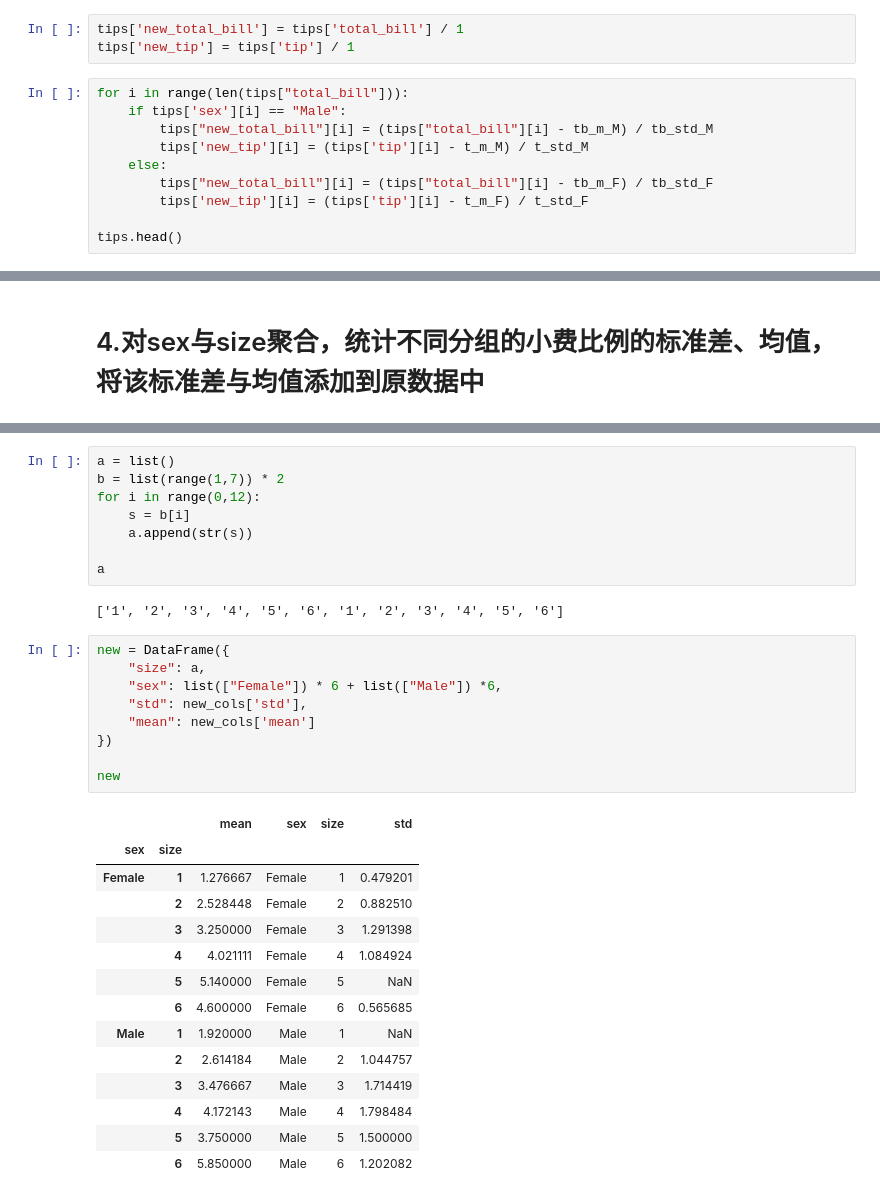
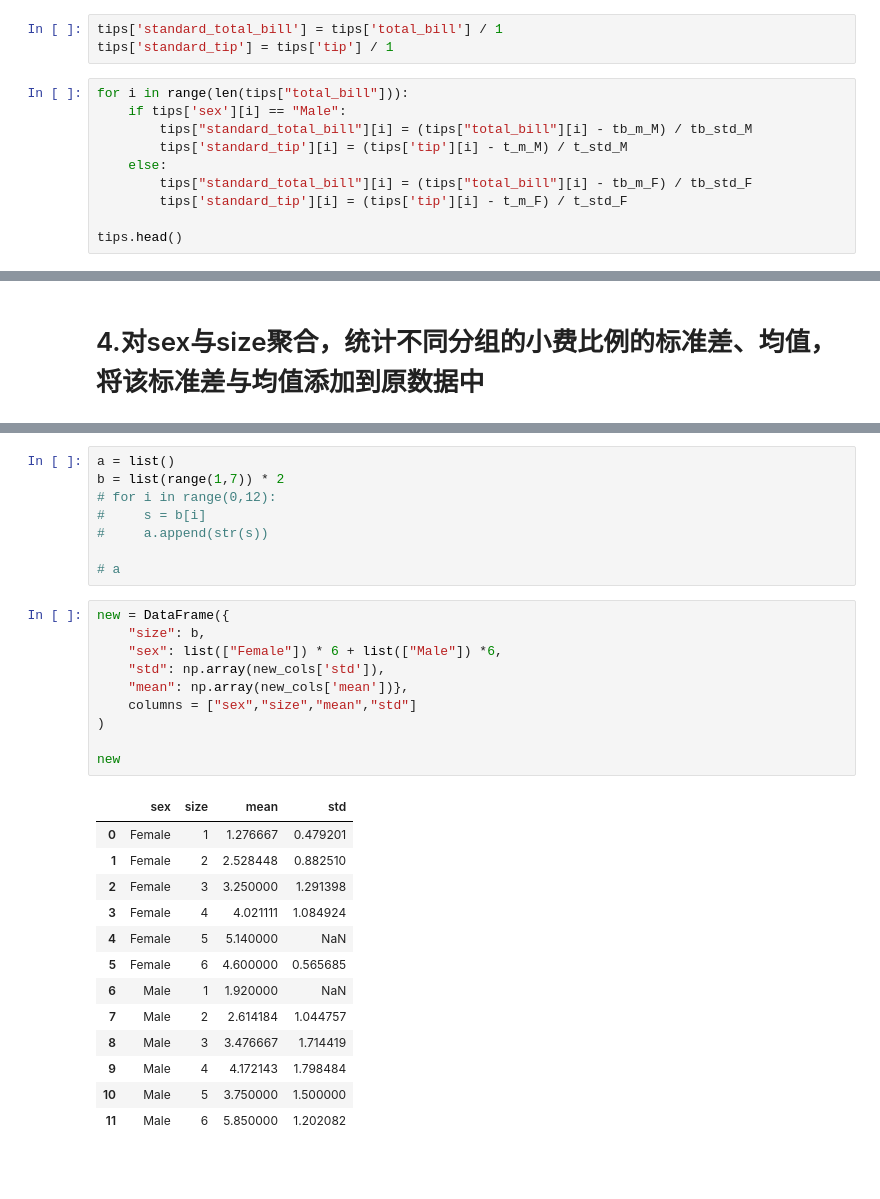
Before and after one commit to WentingRuan/Learn_Python, a Jupyter notebook: 8/hw_08.ipynb, the cells around one changed output, grey strips where cells are left out. Cells and saved outputs as stored; diff of their text form; blank space fills up the shorter version.

```diff
--- a/8/hw_08.ipynb
+++ b/8/hw_08.ipynb
@@ -77,16 +77,16 @@ t_m_M= t['tip']['mean'].Male
 t_std_F= t['tip']['std'].Female
 t_std_M= t['tip']['std'].Male
 # %%
-tips['new_total_bill'] = tips['total_bill'] / 1
-tips['new_tip'] = tips['tip'] / 1
+tips['standard_total_bill'] = tips['total_bill'] / 1
+tips['standard_tip'] = tips['tip'] / 1
 # %%
 for i in range(len(tips["total_bill"])):
     if tips['sex'][i] == "Male":
-        tips["new_total_bill"][i] = (tips["total_bill"][i] - tb_m_M) / tb_std_M
-        tips['new_tip'][i] = (tips['tip'][i] - t_m_M) / t_std_M
+        tips["standard_total_bill"][i] = (tips["total_bill"][i] - tb_m_M) / tb_std_M
+        tips['standard_tip'][i] = (tips['tip'][i] - t_m_M) / t_std_M
     else:
-        tips["new_total_bill"][i] = (tips["total_bill"][i] - tb_m_F) / tb_std_F
-        tips['new_tip'][i] = (tips['tip'][i] - t_m_F) / t_std_F
+        tips["standard_total_bill"][i] = (tips["total_bill"][i] - tb_m_F) / tb_std_F
+        tips['standard_tip'][i] = (tips['tip'][i] - t_m_F) / t_std_F
 
 tips.head()
 # %% [output]
@@ -176,34 +165,32 @@ Name: std, dtype: float64
 # %%
 a = list()
 b = list(range(1,7)) * 2
-for i in range(0,12):
-    s = b[i]
-    a.append(str(s))
+# for i in range(0,12):
+#     s = b[i]
+#     a.append(str(s))
 
-a
+# a
-# %% [output]
-['1', '2', '3', '4', '5', '6', '1', '2', '3', '4', '5', '6']
 # %%
 new = DataFrame({
-    "size": a,
+    "size": b,
     "sex": list(["Female"]) * 6 + list(["Male"]) *6,
-    "std": new_cols['std'],
-    "mean": new_cols['mean']
-})
+    "std": np.array(new_cols['std']),
+    "mean": np.array(new_cols['mean'])},
+    columns = ["sex","size","mean","std"]
+)
 
 new
 # %% [output]
-|  |  | mean | sex | size | std |
-| sex | size |  |  |  |  |
-| Female | 1 | 1.276667 | Female | 1 | 0.479201 |
-|  | 2 | 2.528448 | Female | 2 | 0.882510 |
-|  | 3 | 3.250000 | Female | 3 | 1.291398 |
-|  | 4 | 4.021111 | Female | 4 | 1.084924 |
-|  | 5 | 5.140000 | Female | 5 | NaN |
-|  | 6 | 4.600000 | Female | 6 | 0.565685 |
-| Male | 1 | 1.920000 | Male | 1 | NaN |
-|  | 2 | 2.614184 | Male | 2 | 1.044757 |
-|  | 3 | 3.476667 | Male | 3 | 1.714419 |
-|  | 4 | 4.172143 | Male | 4 | 1.798484 |
-|  | 5 | 3.750000 | Male | 5 | 1.500000 |
-|  | 6 | 5.850000 | Male | 6 | 1.202082 |
+|  | sex | size | mean | std |
+| 0 | Female | 1 | 1.276667 | 0.479201 |
+| 1 | Female | 2 | 2.528448 | 0.882510 |
+| 2 | Female | 3 | 3.250000 | 1.291398 |
+| 3 | Female | 4 | 4.021111 | 1.084924 |
+| 4 | Female | 5 | 5.140000 | NaN |
+| 5 | Female | 6 | 4.600000 | 0.565685 |
+| 6 | Male | 1 | 1.920000 | NaN |
+| 7 | Male | 2 | 2.614184 | 1.044757 |
+| 8 | Male | 3 | 3.476667 | 1.714419 |
+| 9 | Male | 4 | 4.172143 | 1.798484 |
+| 10 | Male | 5 | 3.750000 | 1.500000 |
+| 11 | Male | 6 | 5.850000 | 1.202082 |
```
Also changed, not shown: parts of 14 cells of this notebook, 2 other files.
